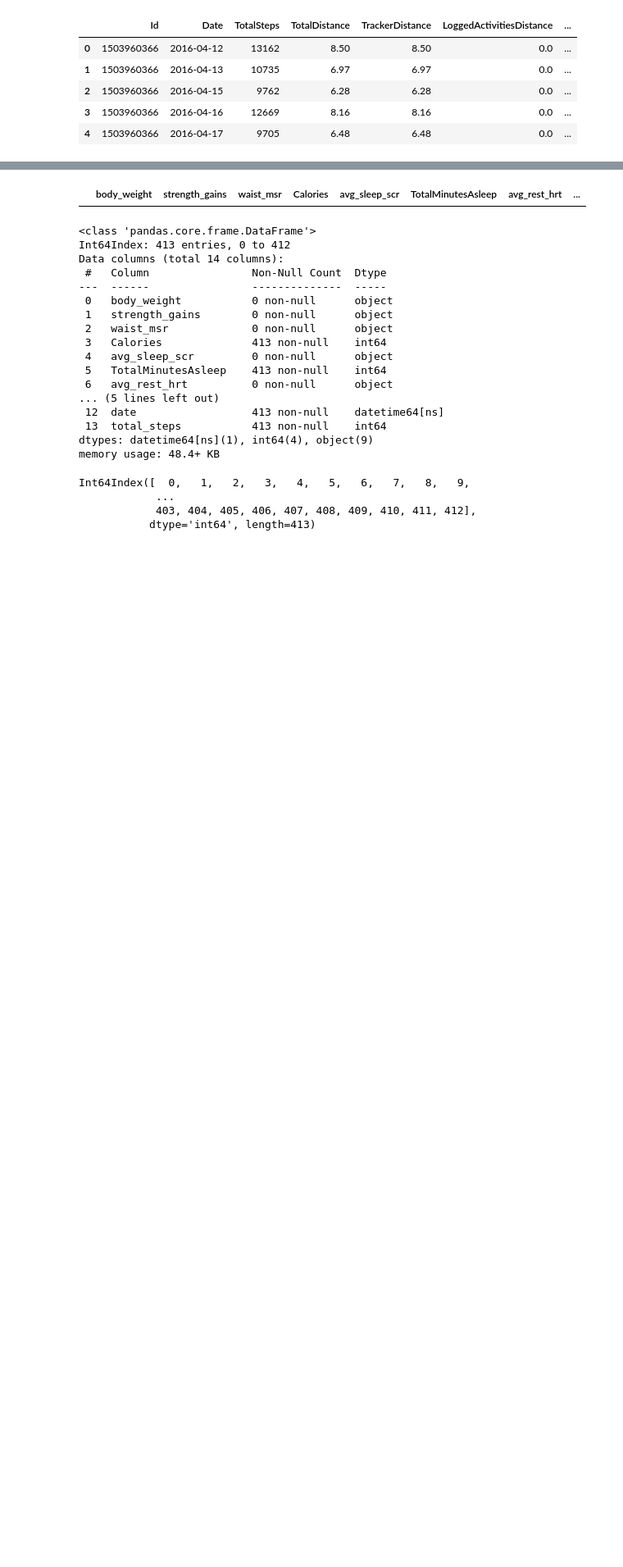
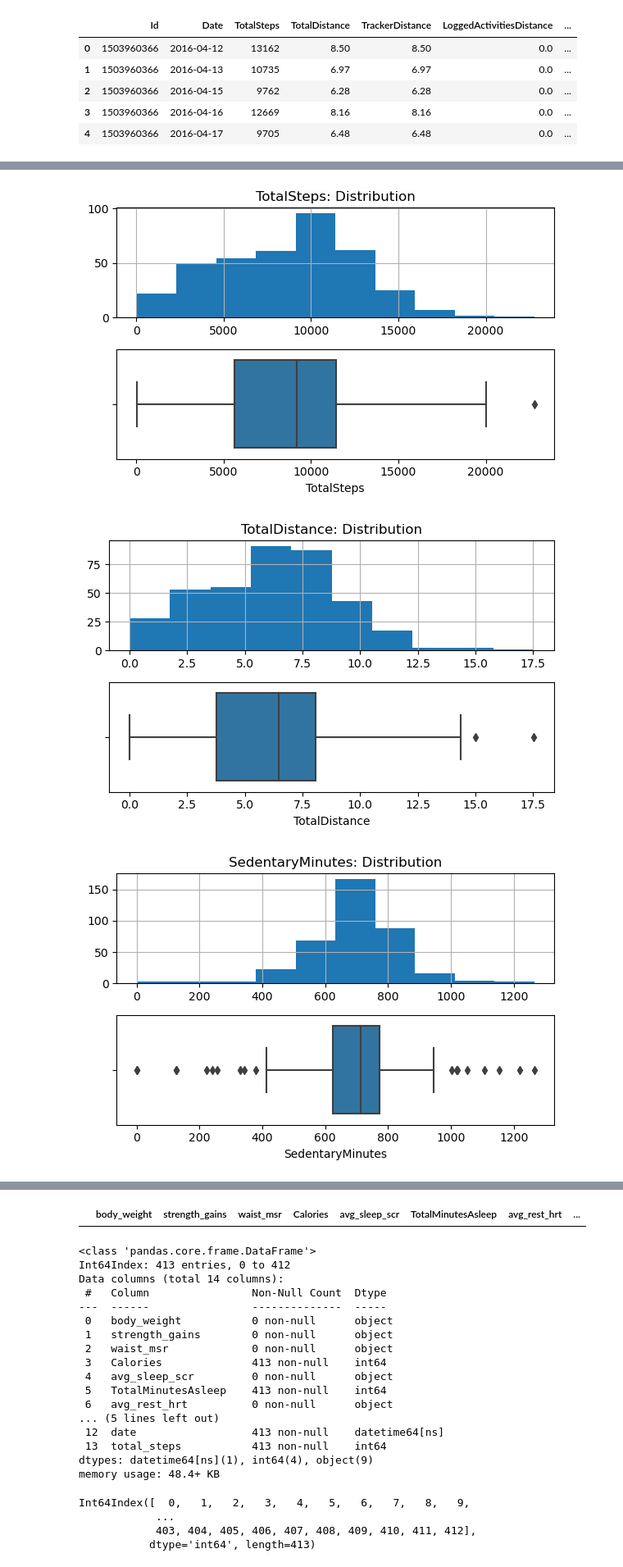
Before and after one commit to mainfranco/Fitness-Data, a Jupyter notebook: Fitness Data.ipynb, the cells around one changed output, grey strips where cells are left out. Shown at 82% size. Cells and saved outputs as stored; diff of their text form; code cells hidden in the pictures; blank space fills up the shorter version.

```diff
--- a/Fitness Data.ipynb
+++ b/Fitness Data.ipynb
@@ -208,3 +224,12 @@ sns.pairplot(daily_activity_and_sleep[['TotalSteps','SedentaryActiveDistance','S
+# %%
+ids = daily_activity_and_sleep['Id'].unique()
+count = 1
+id_map = {}
+for i in ids:
+    id_map[i] = count
+    count +=1
+
+daily_activity_and_sleep['Id'] = daily_activity_and_sleep['Id'].map(id_map)
 # %%
 daily_activity_and_sleep.head()
 # %% [output]
@@ -214,3 +239,16 @@ daily_activity_and_sleep.head()
 | 2 | 1503960366 | 2016-04-15 | 9762 | 6.28 | 6.28 | 0.0 | ... |
 | 3 | 1503960366 | 2016-04-16 | 12669 | 8.16 | 8.16 | 0.0 | ... |
 | 4 | 1503960366 | 2016-04-17 | 9705 | 6.48 | 6.48 | 0.0 | ... |
+# %%
+daily_activity_and_sleep.Id.value_counts()
+
+
+counts = daily_activity_and_sleep['Id'].value_counts()
+
+# Find 'client_ID's that occur more than 15 times
+client_ids_to_keep = counts[counts >= 15].index
+
+# Filter the DataFrame to keep only those rows
+daily_activity_and_sleep = daily_activity_and_sleep[daily_activity_and_sleep['Id'].isin(client_ids_to_keep)]
+# %%
+daily_activity_and_sleep.drop(['TrackerDistance','VeryActiveDistance'],axis=1,inplace=True)
@@ -216,0 +269,26 @@ daily_activity_and_sleep.head()
+# %%
+feature_hists = ['TotalSteps','TotalDistance','SedentaryMinutes','TotalTimeInBed','Calories',\
+                 'LightlyActiveMinutes','TotalMinutesAsleep','VeryActiveMinutes'
+]
+# %%
+import matplotlib.pyplot as plt
+import seaborn as sns
+
+for feature in feature_hists:
+    # Create a figure with two subplots (rows), one column
+    fig, axes = plt.subplots(2, 1, figsize=(6, 4))
+
+    # Histogram in the first subplot
+    daily_activity_and_sleep[feature].hist(ax=axes[0])
+    axes[0].set_title(f'{feature}: Distribution')
+
+    # Boxplot in the second subplot
+    sns.boxplot(x=daily_activity_and_sleep[feature], ax=axes[1])
+
+    # Display the plots
+    plt.tight_layout()
+    plt.show()
+# %% [output]
+[figure, added]
+[figure, added]
+[figure, added]
```
Also changed, not shown: parts of 42 cells of this notebook.
